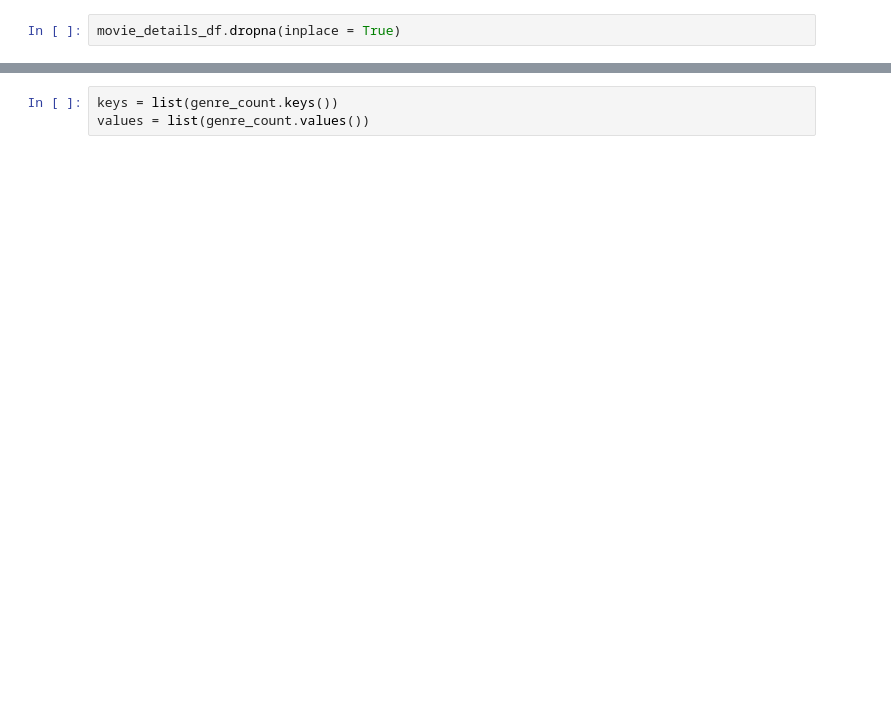
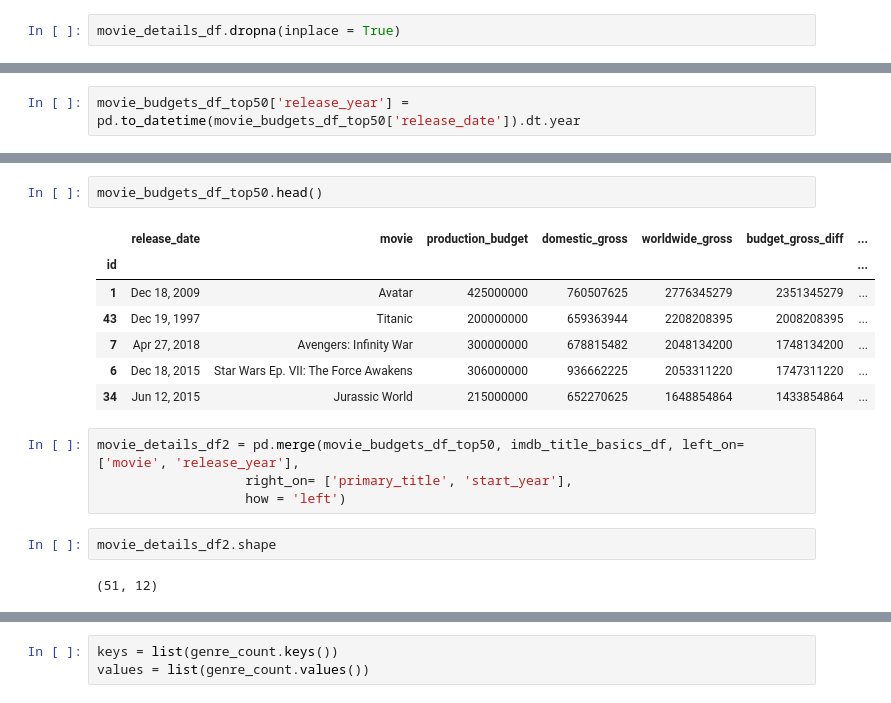
Before and after one commit to dodgy719/movie_analysis, a Jupyter notebook: Question1.ipynb, the cells around one changed output, grey strips where cells are left out. Drawn from its saved outputs; the diff is of its cells as text; blank space fills up the shorter version.

```diff
--- a/Question1.ipynb
+++ b/Question1.ipynb
@@ -395,0 +418,2 @@ movie_details_df.head()
+# %%
+movie_budgets_df_top50['release_year'] = pd.to_datetime(movie_budgets_df_top50['release_date']).dt.year
@@ -395,0 +437,18 @@ movie_details_df.head()
+# %%
+movie_budgets_df_top50.head()
+# %% [output]
+|  | release_date | movie | production_budget | domestic_gross | worldwide_gross | budget_gross_diff | ... |
+| id |  |  |  |  |  |  | ... |
+| 1 | Dec 18, 2009 | Avatar | 425000000 | 760507625 | 2776345279 | 2351345279 | ... |
+| 43 | Dec 19, 1997 | Titanic | 200000000 | 659363944 | 2208208395 | 2008208395 | ... |
+| 7 | Apr 27, 2018 | Avengers: Infinity War | 300000000 | 678815482 | 2048134200 | 1748134200 | ... |
+| 6 | Dec 18, 2015 | Star Wars Ep. VII: The Force Awakens | 306000000 | 936662225 | 2053311220 | 1747311220 | ... |
+| 34 | Jun 12, 2015 | Jurassic World | 215000000 | 652270625 | 1648854864 | 1433854864 | ... |
+# %%
+movie_details_df2 = pd.merge(movie_budgets_df_top50, imdb_title_basics_df, left_on=  ['movie', 'release_year'],
+                   right_on= ['primary_title', 'start_year'],
+                   how = 'left')
+# %%
+movie_details_df2.shape
+# %% [output]
+(51, 12)
```
Also changed, not shown: parts of 44 cells of this notebook, 4 other files.
